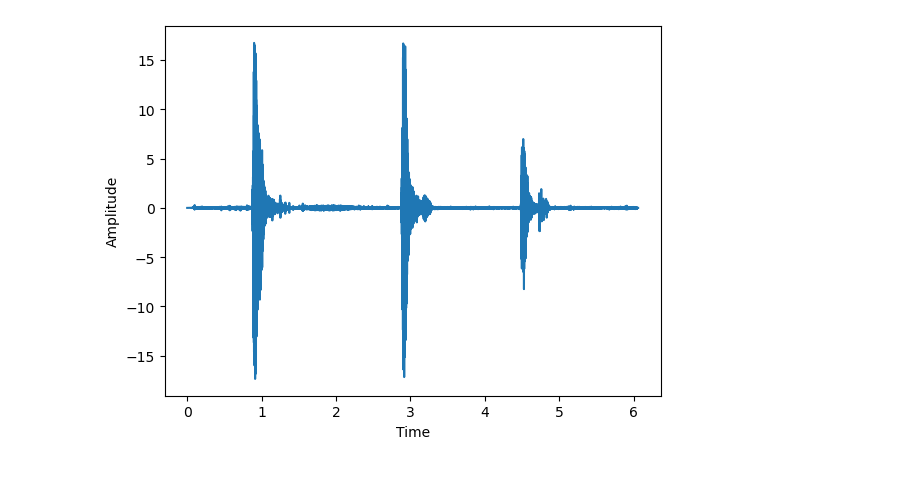
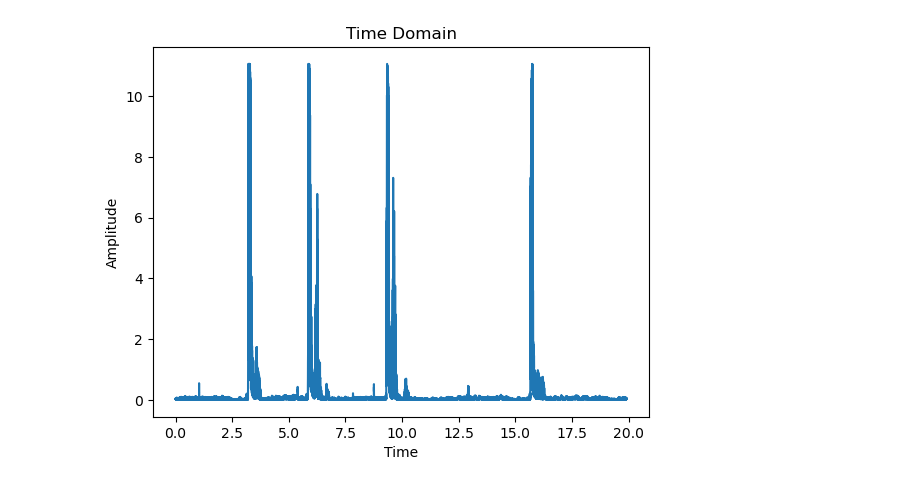
Before and after one commit to szulaldemirtas/electrosalus-research, a Jupyter notebook: cough-detector-frequency-domain.ipynb, the cells around one changed output. Cells and saved outputs as stored; diff of their text form; code cells hidden in the pictures.

```diff
--- a/cough-detector-frequency-domain.ipynb
+++ b/cough-detector-frequency-domain.ipynb
@@ -7,10 +9,16 @@ import scipy
 # %%
 # Cough audio loading
-cough_audio = './cough-audio-4.wav'
-data, sample_rate = librosa.load(cough_audio)
+audio_num = 2
+cough_audio = "./records/cough-audio-" + str(audio_num) + ".wav"
+cough_timestamps = "./timestamps/cough-timestamp-" + str(audio_num) + ".txt"
+
+# Target sample rate: 48000
+data, sample_rate = librosa.load(cough_audio, sr=48000)
+
 
 # Audio duration
 duration = librosa.get_duration(path = cough_audio)
+total_samples = duration * sample_rate
 time = np.arange(0, len(data)) / sample_rate
 
 print("Audio Duration: {}".format(duration))
@@ -24,15 +54,6 @@ mean = np.mean(data)
 std = np.std(data)
 
 data = (data - mean) / std
-# %%
-# Data graph
-
-plt.plot(time, data)
-plt.xlabel("Time")
-plt.ylabel("Amplitude")
-plt.show()
-# %% [output]
-[figure, removed]
 # %%
 # Moving Average of the Data:
 def moving_average(data, window_size):
@@ -54 +73,15 @@ formatted_data = moving_average(np.abs(data),51)
+# %%
+# Graph of moving average of the data and normal data
+
+filter_length = 25
+moving_avg_data = moving_average(np.abs(data), filter_length)
+time = np.arange(0, len(moving_avg_data)) / sample_rate
+
+plt.plot(time, moving_avg_data)
+plt.title("Time Domain")
+plt.xlabel("Time")
+plt.ylabel("Amplitude")
+plt.show()
+# %% [output]
+[figure, added]
 # %%
```
Also changed, not shown: parts of 11 cells of this notebook.
